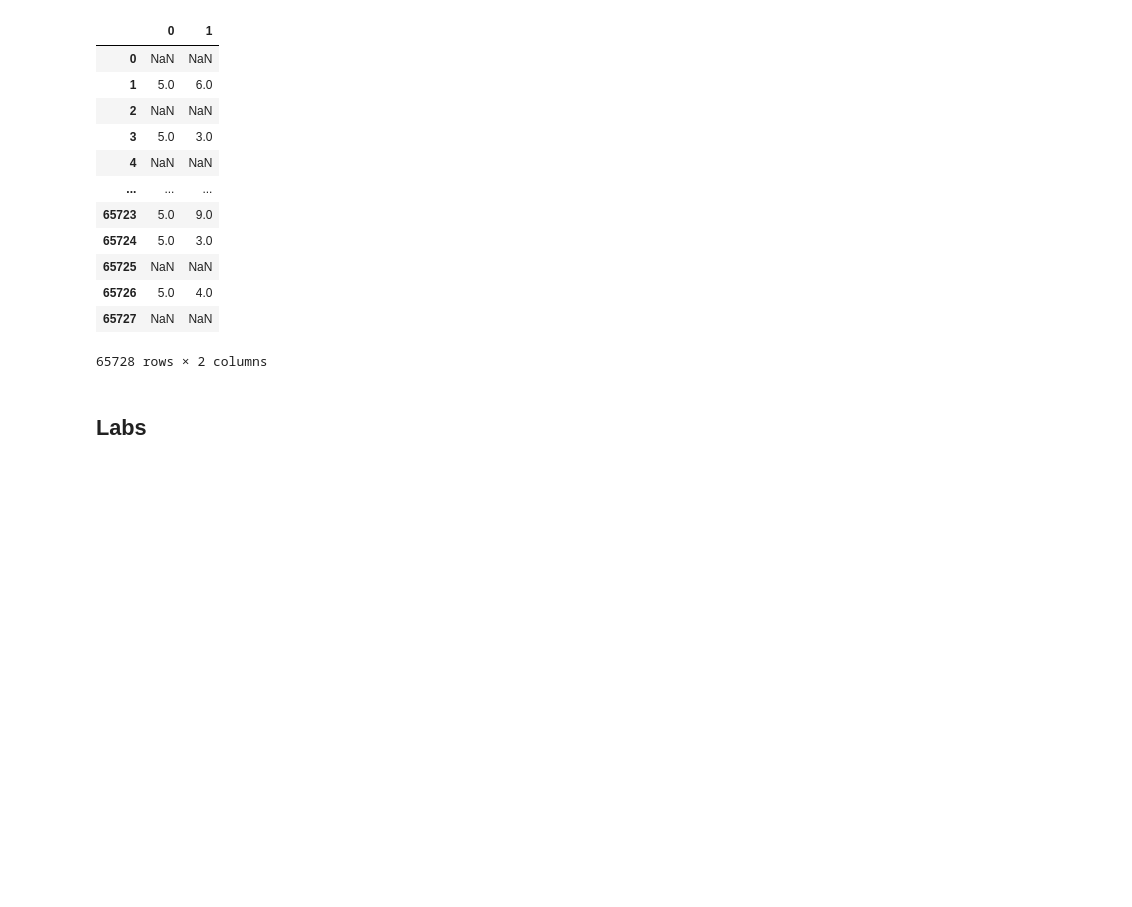
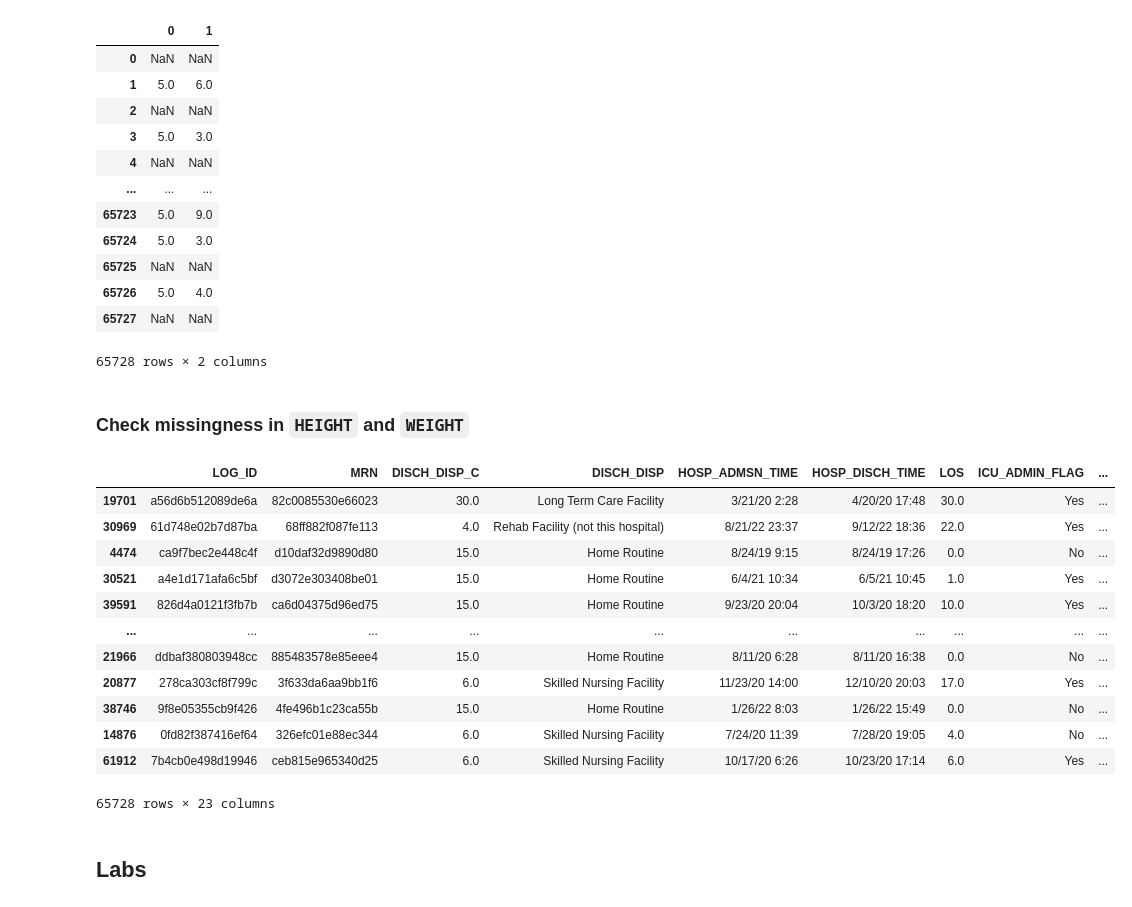
Before and after one commit to MOVER-analysis/MOVER-analysis, a Jupyter notebook: proposal_wrangling_strategy.ipynb, the cells around one changed output. Drawn from its saved outputs; the diff is of its cells as text; code cells hidden in the pictures; blank space fills up the shorter version.

Commit message:
Updated code for checking patients information data

```diff
--- a/proposal_wrangling_strategy.ipynb
+++ b/proposal_wrangling_strategy.ipynb
@@ -137,6 +143,24 @@ pat_demo['HEIGHT'].str.split("'", expand=True).astype(float)
 | 65726 | 5.0 | 4.0 |
 | 65727 | NaN | NaN |
 65728 rows × 2 columns
+# %% [markdown]
+### Check missingness in `HEIGHT` and `WEIGHT`
+# %%
+pat_info.sort_values(by = "BIRTH_DATE")
+# %% [output]
+|  | LOG_ID | MRN | DISCH_DISP_C | DISCH_DISP | HOSP_ADMSN_TIME | HOSP_DISCH_TIME | LOS | ICU_ADMIN_FLAG | ... |
+| 19701 | a56d6b512089de6a | 82c0085530e66023 | 30.0 | Long Term Care Facility | 3/21/20 2:28 | 4/20/20 17:48 | 30.0 | Yes | ... |
+| 30969 | 61d748e02b7d87ba | 68ff882f087fe113 | 4.0 | Rehab Facility (not this hospital) | 8/21/22 23:37 | 9/12/22 18:36 | 22.0 | Yes | ... |
+| 4474 | ca9f7bec2e448c4f | d10daf32d9890d80 | 15.0 | Home Routine | 8/24/19 9:15 | 8/24/19 17:26 | 0.0 | No | ... |
+| 30521 | a4e1d171afa6c5bf | d3072e303408be01 | 15.0 | Home Routine | 6/4/21 10:34 | 6/5/21 10:45 | 1.0 | Yes | ... |
+| 39591 | 826d4a0121f3fb7b | ca6d04375d96ed75 | 15.0 | Home Routine | 9/23/20 20:04 | 10/3/20 18:20 | 10.0 | Yes | ... |
+| ... | ... | ... | ... | ... | ... | ... | ... | ... | ... |
+| 21966 | ddbaf380803948cc | 885483578e85eee4 | 15.0 | Home Routine | 8/11/20 6:28 | 8/11/20 16:38 | 0.0 | No | ... |
+| 20877 | 278ca303cf8f799c | 3f633da6aa9bb1f6 | 6.0 | Skilled Nursing Facility | 11/23/20 14:00 | 12/10/20 20:03 | 17.0 | Yes | ... |
+| 38746 | 9f8e05355cb9f426 | 4fe496b1c23ca55b | 15.0 | Home Routine | 1/26/22 8:03 | 1/26/22 15:49 | 0.0 | No | ... |
+| 14876 | 0fd82f387416ef64 | 326efc01e88ec344 | 6.0 | Skilled Nursing Facility | 7/24/20 11:39 | 7/28/20 19:05 | 4.0 | No | ... |
+| 61912 | 7b4cb0e498d19946 | ceb815e965340d25 | 6.0 | Skilled Nursing Facility | 10/17/20 6:26 | 10/23/20 17:14 | 6.0 | Yes | ... |
+65728 rows × 23 columns
 # %% [markdown]
 ## Labs
 # %% [markdown]
```
Also changed, not shown: parts of 5 cells of this notebook.
